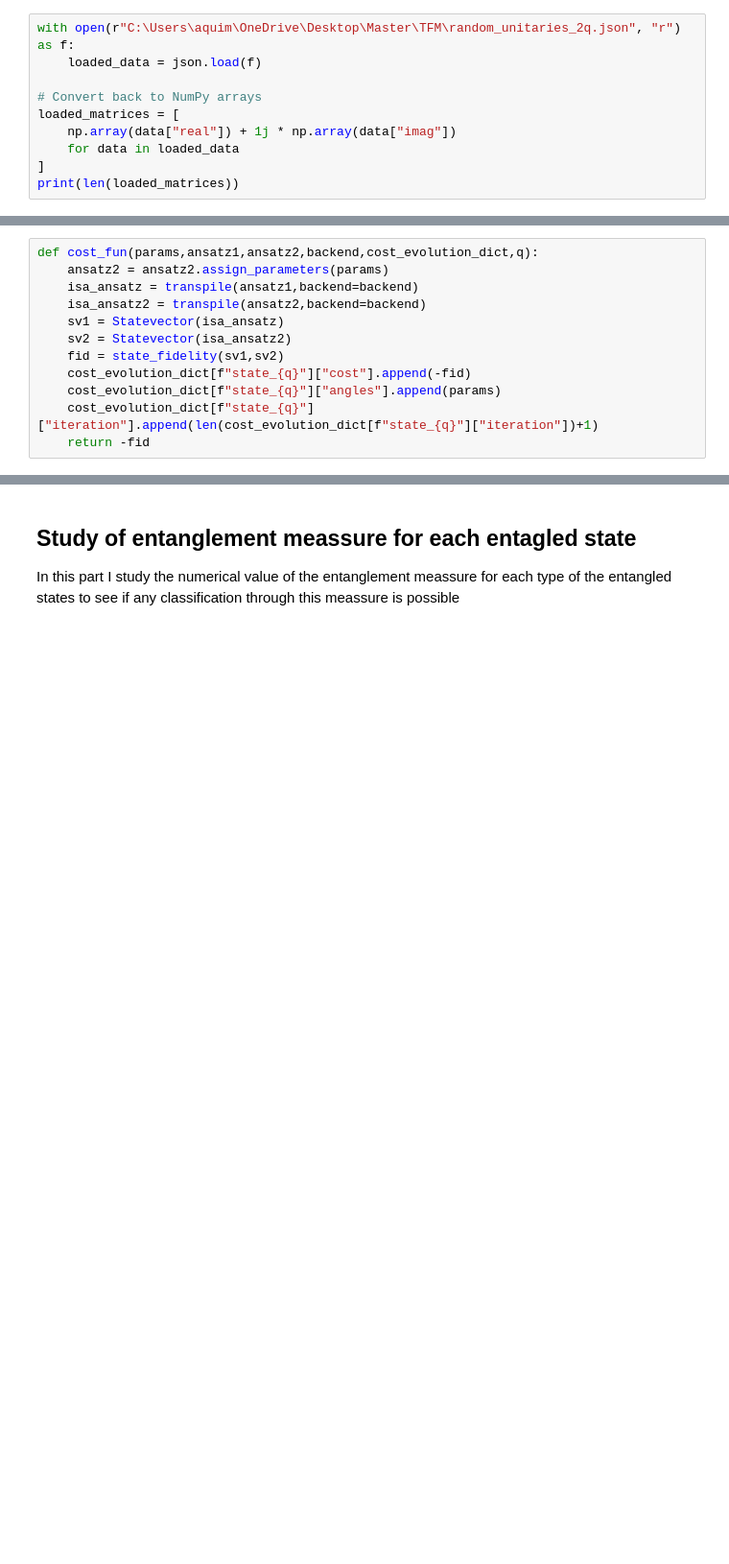
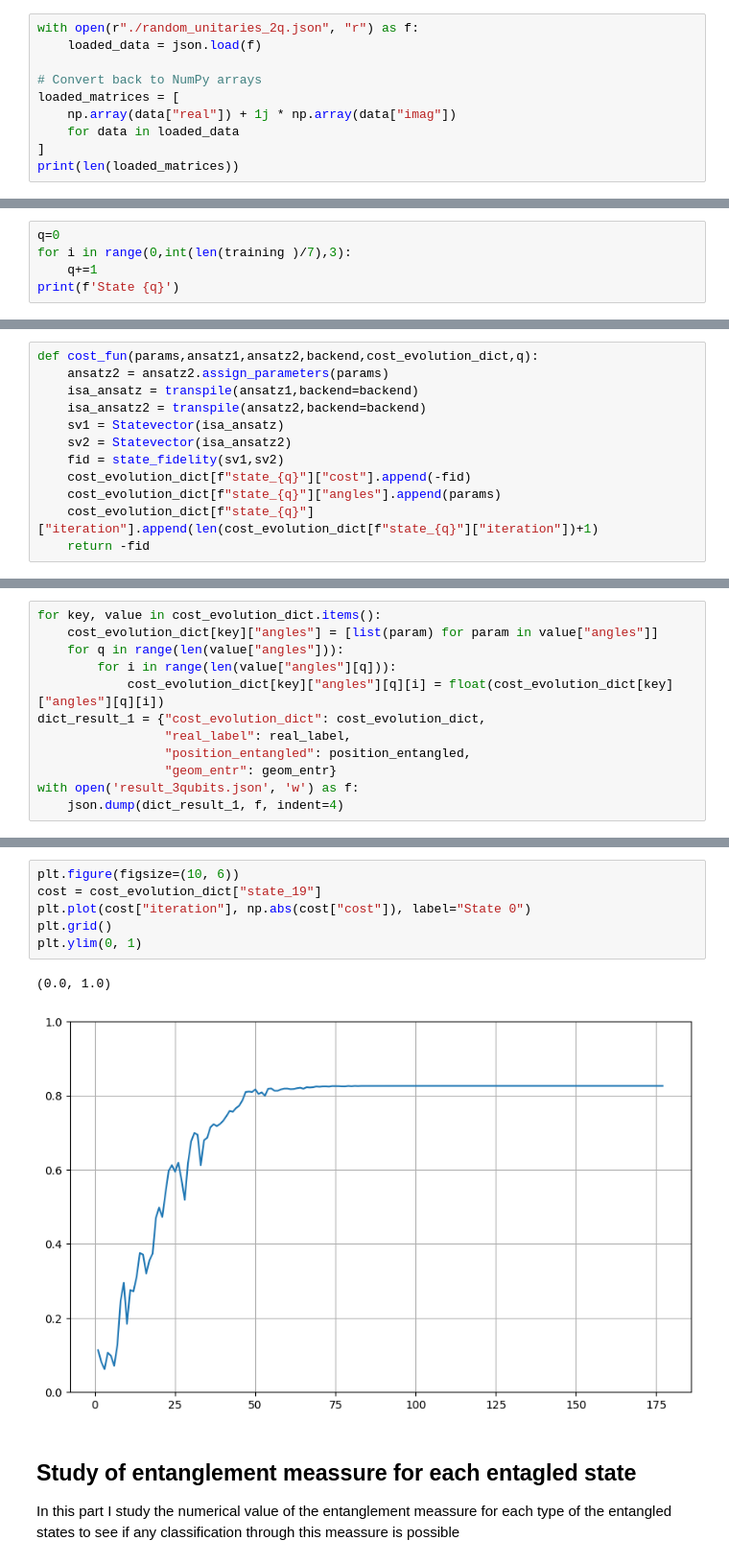
Before and after one commit to Guille-RR/TFM, a Jupyter notebook: 2qubit_entanglement.ipynb, the cells around one changed output, grey strips where cells are left out. Shown: that part at 96% size. Cells and saved outputs as stored; diff of their text form; blank space fills up the shorter version.

Commit message:
Jupyter with cost evolution graph, class object to automate the 3 qubit entanglement studies and the necessary auxiliary files

```diff
--- a/2qubit_entanglement.ipynb
+++ b/2qubit_entanglement.ipynb
@@ -18,7 +18,7 @@ In this notebook I will se how we can detect 2 qubit entanglement using VQAs or
 # %% [markdown]
 First we open the 4000 random unitaries form the json
 # %%
-with open(r"C:\Users\aquim\OneDrive\Desktop\Master\TFM\random_unitaries_2q.json", "r") as f:
+with open(r"./random_unitaries_2q.json", "r") as f:
     loaded_data = json.load(f)
 
 # Convert back to NumPy arrays
@@ -317,3 +293,8 @@ qc.draw('mpl')
 [figure]
 # %% [markdown]
 ## Three qubit entanglement detection
+# %%
+q=0
+for i in range(0,int(len(training )/7),3):
+    q+=1
+print(f'State {q}')
@@ -434,3 +421,15 @@ Separable
+# %%
+for key, value in cost_evolution_dict.items():
+    cost_evolution_dict[key]["angles"] = [list(param) for param in value["angles"]]
+    for q in range(len(value["angles"])):
+        for i in range(len(value["angles"][q])):
+            cost_evolution_dict[key]["angles"][q][i] = float(cost_evolution_dict[key]["angles"][q][i])
+dict_result_1 = {"cost_evolution_dict": cost_evolution_dict,
+                 "real_label": real_label,
+                 "position_entangled": position_entangled,
+                 "geom_entr": geom_entr}
+with open('result_3qubits.json', 'w') as f:
+    json.dump(dict_result_1, f, indent=4)
 # %%
 E = [(1 - p**2) for p in geom_entr]
 print(E)
@@ -451,3 +454,12 @@ The method`s accuaracy is 98.21428571428571%
+# %%
+plt.figure(figsize=(10, 6))
+cost = cost_evolution_dict["state_19"]
+plt.plot(cost["iteration"], np.abs(cost["cost"]), label="State 0")
+plt.grid()
+plt.ylim(0, 1)
+# %% [output]
+(0.0, 1.0)
+[figure, added]
 # %% [markdown]
 ## Study of entanglement meassure for each entagled state
 In this part I study the numerical value of the entanglement meassure for each type of the entangled states to see if any classification through this meassure is possible
```
Also changed, not shown: parts of 19 cells of this notebook, 8 other files.
